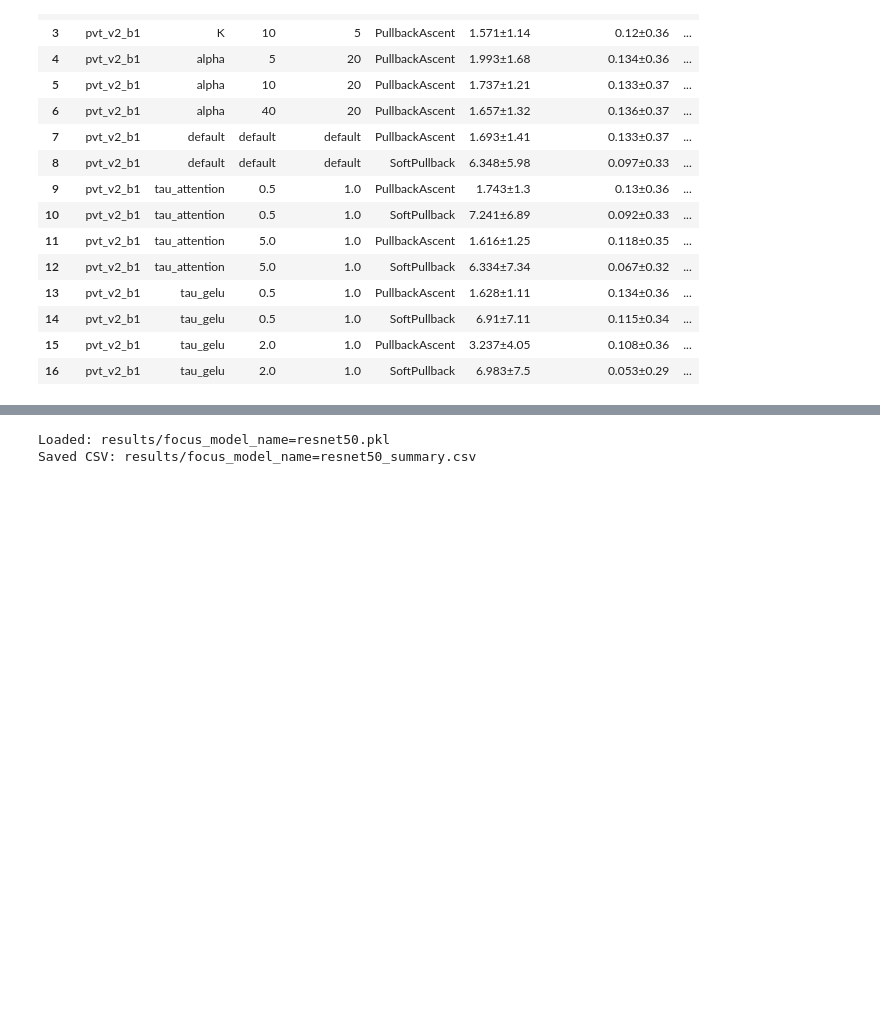
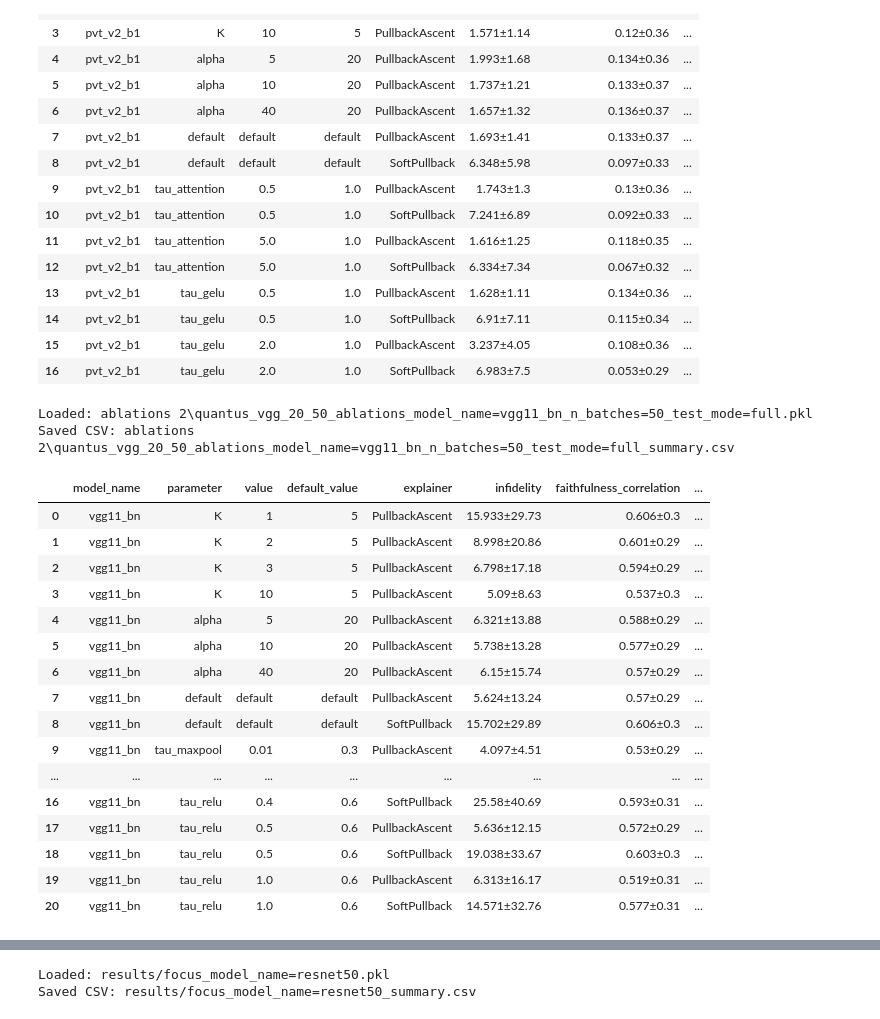
Before and after one commit to 314-Foundation/SemanticPullbacks, a Jupyter notebook: notebooks/verify_results.ipynb, the cells around one changed output, grey strips where cells are left out. Saved outputs shown, nothing was run; the diff lists cells and outputs as text; code cells hidden in the pictures; blank space fills up the shorter version.

```diff
--- a/notebooks/verify_results.ipynb
+++ b/notebooks/verify_results.ipynb
@@ -657,3 +717,27 @@ Saved CSV: results/quantus_ablations_model_name=pvt_v2_b1_n_batches=25_test_mode
 | 14 | pvt_v2_b1 | tau_gelu | 0.5 | 1.0 | SoftPullback | 6.91±7.11 | 0.115±0.34 | ... |
 | 15 | pvt_v2_b1 | tau_gelu | 2.0 | 1.0 | PullbackAscent | 3.237±4.05 | 0.108±0.36 | ... |
 | 16 | pvt_v2_b1 | tau_gelu | 2.0 | 1.0 | SoftPullback | 6.983±7.5 | 0.053±0.29 | ... |
+# %%
+summary_resnet_ablations, csv_resnet_ablations = summarize_ablations_pickle(
+    "ablations 2/quantus_vgg_20_50_ablations_model_name=vgg11_bn_n_batches=50_test_mode=full.pkl"
+)
+# %% [output]
+Loaded: ablations 2\quantus_vgg_20_50_ablations_model_name=vgg11_bn_n_batches=50_test_mode=full.pkl
+Saved CSV: ablations 2\quantus_vgg_20_50_ablations_model_name=vgg11_bn_n_batches=50_test_mode=full_summary.csv
+|  | model_name | parameter | value | default_value | explainer | infidelity | faithfulness_correlation | ... |
+| 0 | vgg11_bn | K | 1 | 5 | PullbackAscent | 15.933±29.73 | 0.606±0.3 | ... |
+| 1 | vgg11_bn | K | 2 | 5 | PullbackAscent | 8.998±20.86 | 0.601±0.29 | ... |
+| 2 | vgg11_bn | K | 3 | 5 | PullbackAscent | 6.798±17.18 | 0.594±0.29 | ... |
+| 3 | vgg11_bn | K | 10 | 5 | PullbackAscent | 5.09±8.63 | 0.537±0.3 | ... |
+| 4 | vgg11_bn | alpha | 5 | 20 | PullbackAscent | 6.321±13.88 | 0.588±0.29 | ... |
+| 5 | vgg11_bn | alpha | 10 | 20 | PullbackAscent | 5.738±13.28 | 0.577±0.29 | ... |
+| 6 | vgg11_bn | alpha | 40 | 20 | PullbackAscent | 6.15±15.74 | 0.57±0.29 | ... |
+| 7 | vgg11_bn | default | default | default | PullbackAscent | 5.624±13.24 | 0.57±0.29 | ... |
+| 8 | vgg11_bn | default | default | default | SoftPullback | 15.702±29.89 | 0.606±0.3 | ... |
+| 9 | vgg11_bn | tau_maxpool | 0.01 | 0.3 | PullbackAscent | 4.097±4.51 | 0.53±0.29 | ... |
+| ... | ... | ... | ... | ... | ... | ... | ... | ... |
+| 16 | vgg11_bn | tau_relu | 0.4 | 0.6 | SoftPullback | 25.58±40.69 | 0.593±0.31 | ... |
+| 17 | vgg11_bn | tau_relu | 0.5 | 0.6 | PullbackAscent | 5.636±12.15 | 0.572±0.29 | ... |
+| 18 | vgg11_bn | tau_relu | 0.5 | 0.6 | SoftPullback | 19.038±33.67 | 0.603±0.3 | ... |
+| 19 | vgg11_bn | tau_relu | 1.0 | 0.6 | PullbackAscent | 6.313±16.17 | 0.519±0.31 | ... |
+| 20 | vgg11_bn | tau_relu | 1.0 | 0.6 | SoftPullback | 14.571±32.76 | 0.577±0.31 | ... |
```
Also changed, not shown: parts of 8 cells of this notebook, 10 other files.
